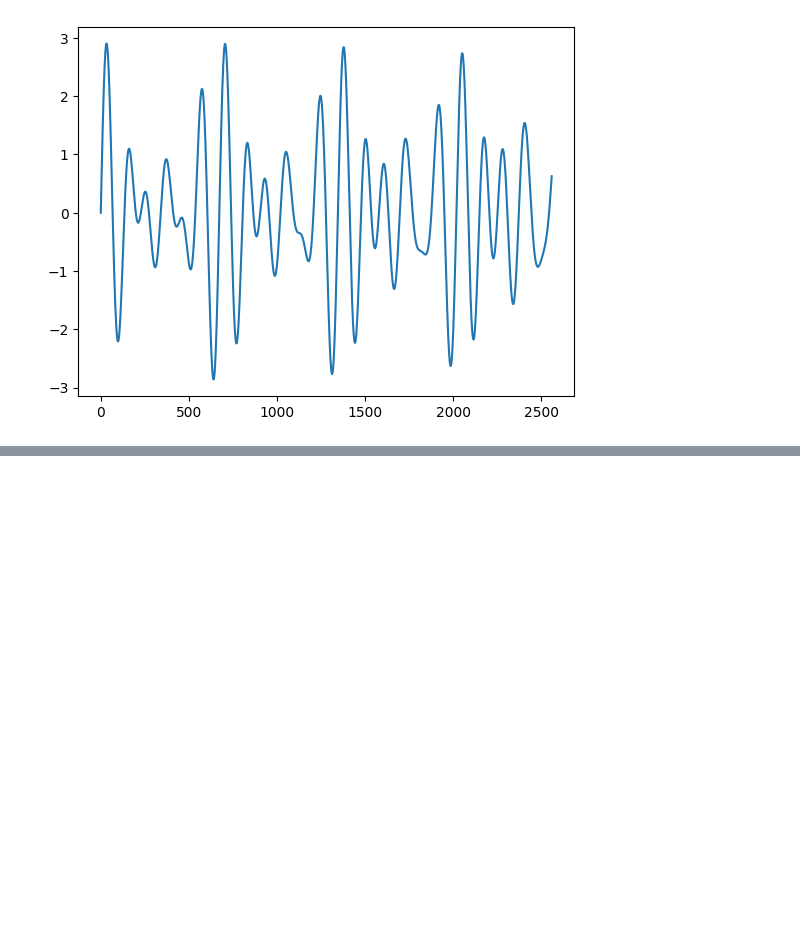
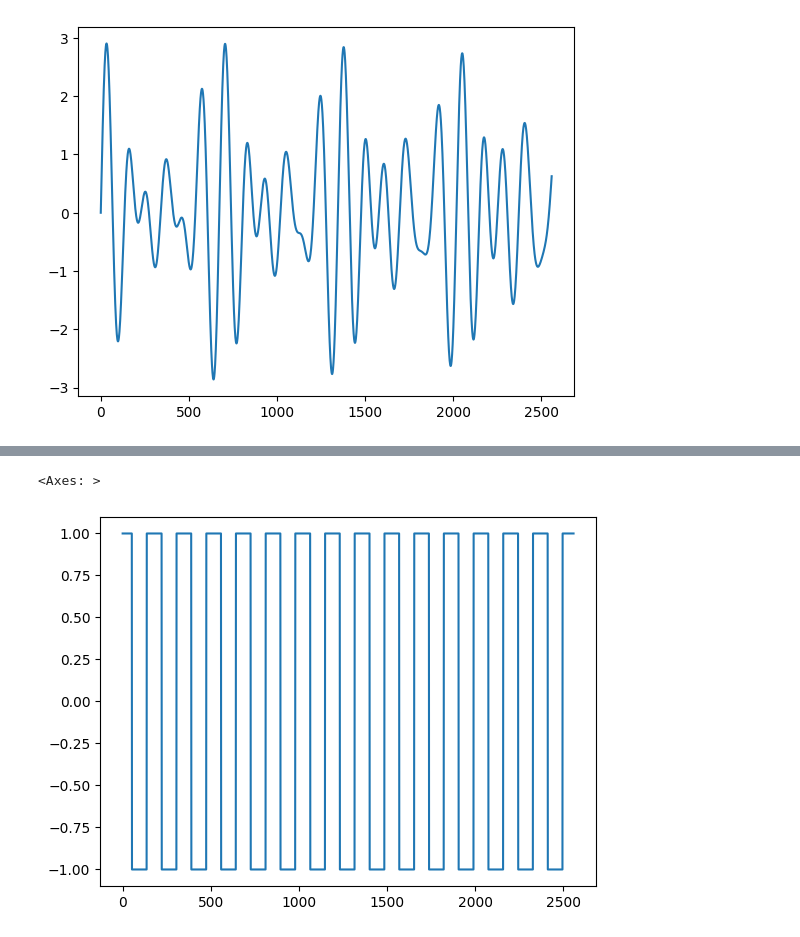
Before and after one commit to Usagi8P/digital_synth, a Jupyter notebook: visualize.ipynb, the cells around one changed output, grey strips where cells are left out. Cells and saved outputs as stored; diff of their text form; code cells hidden in the pictures; blank space fills up the shorter version.

```diff
--- a/visualize.ipynb
+++ b/visualize.ipynb
@@ -27,0 +28,12 @@ sns.lineplot(data=data)
+# %%
+c4_oscilator = get_sin_oscillator(261.6255, sample_rate=44_100)
+c4_squ = get_squ_oscilator(c4_oscilator)
+# %%
+c4_samples = np.array([next(c4_squ) for _ in range(2560)])
+# %%
+data = c4_samples
+# %%
+sns.lineplot(data=data)
+# %% [output]
+<Axes: >
+[figure, added]
```
Also changed, not shown: parts of 2 cells of this notebook, 2 other files.
